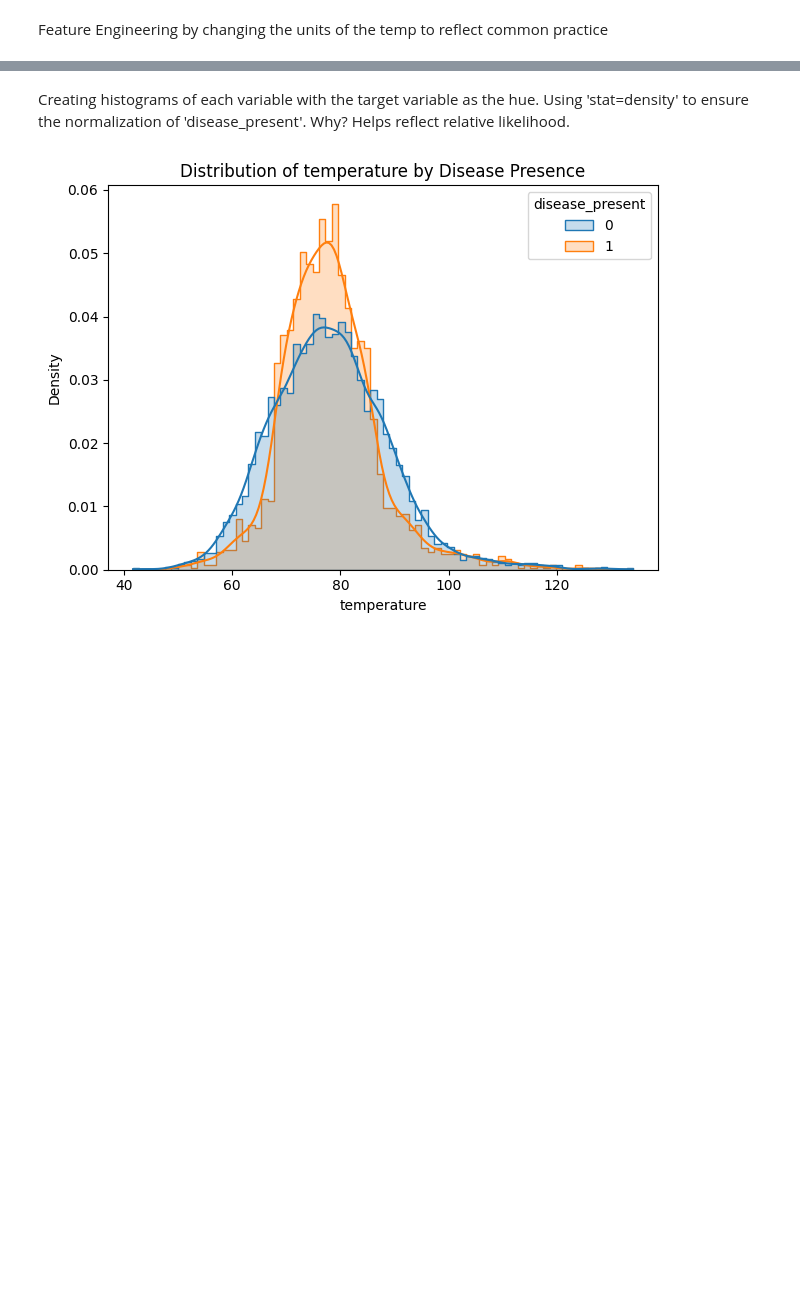
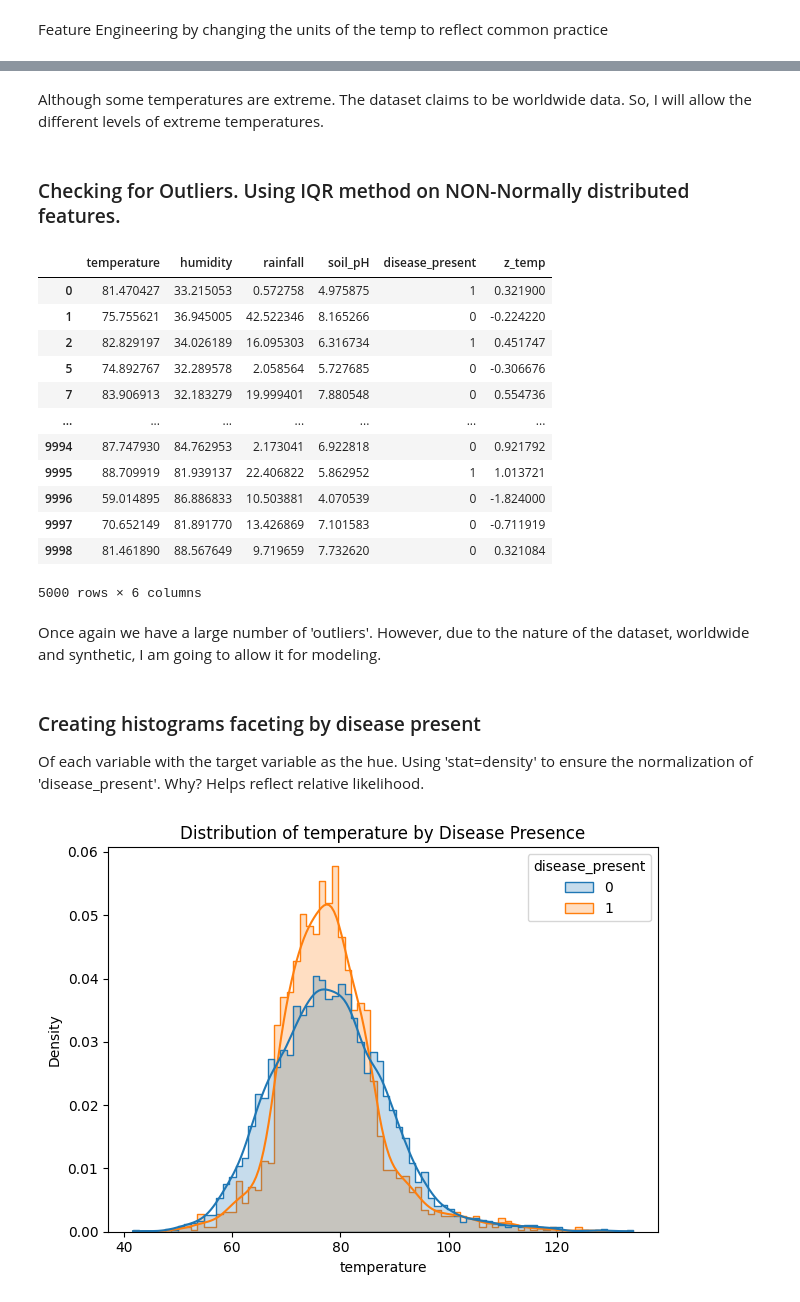
Before and after one commit to AndyBerrios/Flower_Classifier, a Jupyter notebook: notebooks/EDA.ipynb, the cells around one changed output, grey strips where cells are left out. Drawn from its saved outputs; the diff is of its cells as text; code cells hidden in the pictures; blank space fills up the shorter version.

```diff
--- a/notebooks/EDA.ipynb
+++ b/notebooks/EDA.ipynb
@@ -31,5 +92,33 @@ Checking for Outliers. Using Z-score method and IQR.
+# %% [markdown]
+Although some temperatures are extreme. The dataset claims to be worldwide data. So, I will allow the different levels of extreme temperatures.
+# %% [markdown]
+### Checking for Outliers. Using IQR method on NON-Normally distributed features.
+# %%
+Q1 = df['humidity'].quantile(0.25)
+Q3 = df['humidity'].quantile(0.75)
+
+
+df[(df.humidity<Q1) | (df.humidity>Q3)]
+# %% [output]
+|  | temperature | humidity | rainfall | soil_pH | disease_present | z_temp |
+| 0 | 81.470427 | 33.215053 | 0.572758 | 4.975875 | 1 | 0.321900 |
+| 1 | 75.755621 | 36.945005 | 42.522346 | 8.165266 | 0 | -0.224220 |
+| 2 | 82.829197 | 34.026189 | 16.095303 | 6.316734 | 1 | 0.451747 |
+| 5 | 74.892767 | 32.289578 | 2.058564 | 5.727685 | 0 | -0.306676 |
+| 7 | 83.906913 | 32.183279 | 19.999401 | 7.880548 | 0 | 0.554736 |
+| ... | ... | ... | ... | ... | ... | ... |
+| 9994 | 87.747930 | 84.762953 | 2.173041 | 6.922818 | 0 | 0.921792 |
+| 9995 | 88.709919 | 81.939137 | 22.406822 | 5.862952 | 1 | 1.013721 |
+| 9996 | 59.014895 | 86.886833 | 10.503881 | 4.070539 | 0 | -1.824000 |
+| 9997 | 70.652149 | 81.891770 | 13.426869 | 7.101583 | 0 | -0.711919 |
+| 9998 | 81.461890 | 88.567649 | 9.719659 | 7.732620 | 0 | 0.321084 |
+5000 rows × 6 columns
+# %% [markdown]
+Once again we have a large number of 'outliers'. However, due to the nature of the dataset, worldwide and synthetic, I am going to allow it for modeling.
 # %% [markdown]
-Creating histograms of each variable with the target variable as the hue. Using 'stat=density' to ensure the normalization of 'disease_present'. Why? Helps reflect relative likelihood.
+### Creating histograms faceting by disease present
+
+Of each variable with the target variable as the hue. Using 'stat=density' to ensure the normalization of 'disease_present'. Why? Helps reflect relative likelihood.
 # %%
 for col in df.select_dtypes(include='number').columns[:-1]:  # exclude 'disease_present' if it's last
     sns.histplot(data=df, x=col, hue='disease_present', kde=True, element='step', stat='density', common_norm=False)
```
Also changed, not shown: parts of 11 cells of this notebook, 4 other files.
